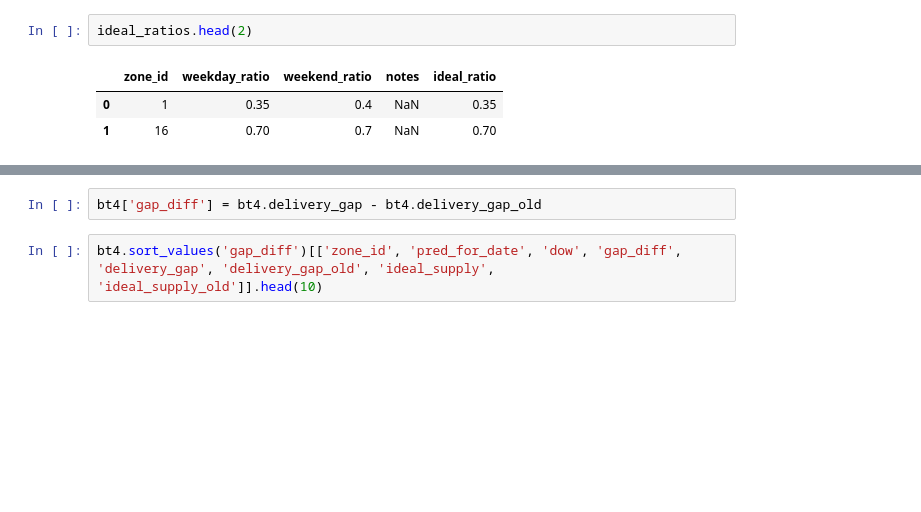
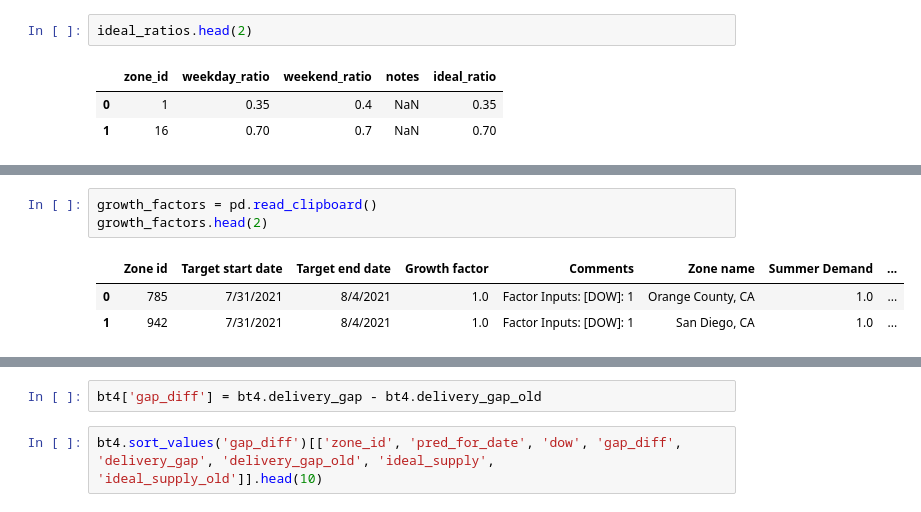
Before and after one commit to soreasy/bayesian_hierarchical_models, a Jupyter notebook: Zone-Day Gaps v2 - Backtest Final-Copy1.ipynb, the cells around one changed output, grey strips where cells are left out. Cells and saved outputs as stored; diff of their text form; blank space fills up the shorter version.

```diff
--- a/Zone-Day Gaps v2 - Backtest Final-Copy1.ipynb
+++ b/Zone-Day Gaps v2 - Backtest Final-Copy1.ipynb
@@ -529,0 +536,7 @@ bt4.loc[bt4.zone_id == 975][['pred_for_date', 'dow', 'ideal_ratio', 'sd_ratio_pr
+# %%
+growth_factors = pd.read_clipboard()
+growth_factors.head(2)
+# %% [output]
+|  | Zone id | Target start date | Target end date | Growth factor | Comments | Zone name | Summer Demand | ... |
+| 0 | 785 | 7/31/2021 | 8/4/2021 | 1.0 | Factor Inputs: [DOW]: 1 | Orange County, CA | 1.0 | ... |
+| 1 | 942 | 7/31/2021 | 8/4/2021 | 1.0 | Factor Inputs: [DOW]: 1 | San Diego, CA | 1.0 | ... |
```
Also changed, not shown: parts of 116 cells of this notebook, 1 other file.
